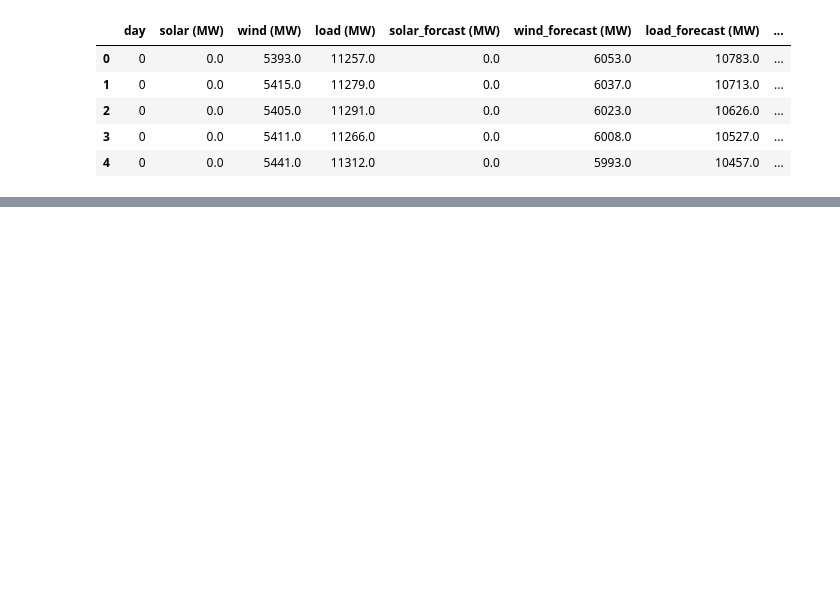
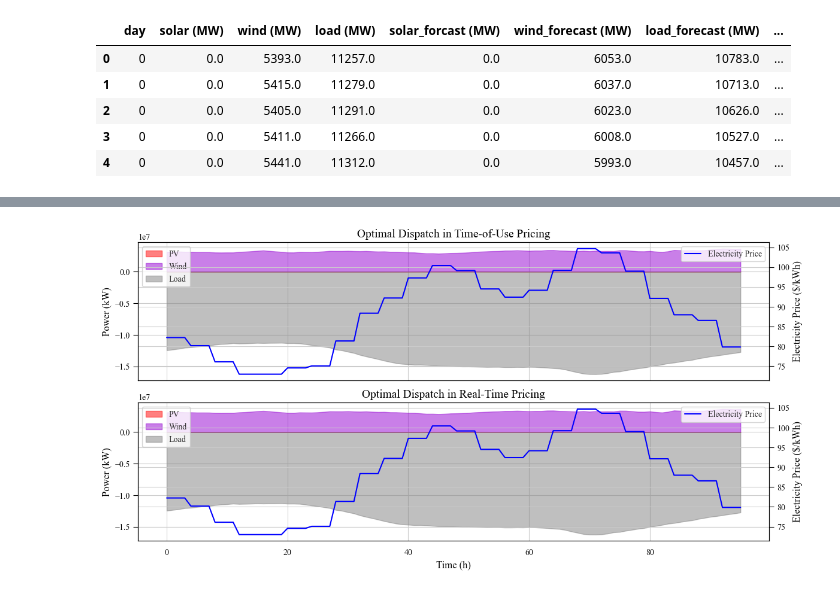
Before and after one commit to arbit3rr/ES-Temporal-RL, a Jupyter notebook: 4. RL.ipynb, the cells around one changed output, grey strips where cells are left out. Cells and saved outputs as stored; diff of their text form; code cells hidden in the pictures; blank space fills up the shorter version.

```diff
--- a/4. RL.ipynb
+++ b/4. RL.ipynb
@@ -22,0 +145,84 @@ grid_df[grid_df['day']==365]["emission factor (kg CO2/MWh)"].to_numpy().shape
+# %%
+import numpy as np
+import matplotlib.pyplot as plt
+
+# Set font style to Times New Roman globally
+plt.rcParams["font.family"] = "Times New Roman"
+
+DAY_NUM = 5
+
+# Extract data for the selected day
+pv_data = grid_df[grid_df['day'] == DAY_NUM]["solar (MW)"].to_numpy()
+wt_data = grid_df[grid_df['day'] == DAY_NUM]["wind (MW)"].to_numpy()
+price_data = grid_df[grid_df['day'] == DAY_NUM]["price (EUR/MWh)"].to_numpy()
+load_data = grid_df[grid_df['day'] == DAY_NUM]["load (MW)"].to_numpy()
+
+# Convert MW to kW
+pv_data *= 1000
+wt_data *= 1000
+load_data *= 1000
+
+# Create the index array (1 to 24) for the horizontal axis
+t = np.arange(0, len(pv_data))
+
+# Create subplots (one for time-of-use pricing, one for real-time pricing)
+fig, axs = plt.subplots(2, 1, figsize=(12, 6), sharex=True)
+
+# Define colors
+colors = {'PV': 'r', 'WT': 'darkviolet', 'Load': 'gray'}
+
+# Function to format axes
+def format_axes(ax, secondary_ax):
+    # Make all axes black
+    for spine in ['top', 'bottom', 'left', 'right']:
+        ax.spines[spine].set_color('black')
+        secondary_ax.spines[spine].set_color('black')
+
+    # Make tick labels black
+    ax.tick_params(axis='both', colors='black', direction='out', length=6)  # Major ticks
+    # ax.tick_params(axis='x', which='minor', direction='in', length=3, color='black')  # Minor ticks on x-axis
+    secondary_ax.tick_params(axis='both', direction='out', length=6, colors='black')
+
+    # Enable minor ticks on x-axis without grid lines
+    ax.xaxis.set_minor_locator(plt.MultipleLocator(1))  # Minor ticks every 1 hour
+
+# First subplot (Time-of-Use Pricing)
+axs[0].fill_between(t, pv_data, color=colors['PV'], alpha=0.5, label="PV")
+axs[0].fill_between(t, pv_data + wt_data, pv_data, color=colors['WT'], alpha=0.5, label="Wind")
+axs[0].fill_between(t, -load_data, color=colors['Load'], alpha=0.5, label="Load")  # Negative load to represent demand
+
+# Secondary y-axis for electricity price
+ax2 = axs[0].twinx()
+ax2.plot(t, price_data, color='blue', linestyle='-', linewidth=1.5, label="Electricity Price")
+
+# Formatting
+format_axes(axs[0], ax2)
+axs[0].set_ylabel("Power (kW)", color='black', fontsize=12)
+ax2.set_ylabel("Electricity Price ($/kWh)", color='black', fontsize=12)
+axs[0].set_title("Optimal Dispatch in Time-of-Use Pricing", fontsize=14, color='black')
+axs[0].legend(loc="upper left", fontsize=10)
+ax2.legend(loc="upper right", fontsize=10)
+
+# Second subplot (Real-Time Pricing)
+axs[1].fill_between(t, pv_data, color=colors['PV'], alpha=0.5, label="PV")
+axs[1].fill_between(t, pv_data + wt_data, pv_data, color=colors['WT'], alpha=0.5, label="Wind")
+axs[1].fill_between(t, -load_data, color=colors['Load'], alpha=0.5, label="Load")  # Negative load for demand
+
+# Secondary y-axis for electricity price
+ax3 = axs[1].twinx()
+ax3.plot(t, price_data, color='blue', linestyle='-', linewidth=1.5, label="Electricity Price")
+
+# Formatting
+format_axes(axs[1], ax3)
+axs[1].set_ylabel("Power (kW)", color='black', fontsize=12)
+ax3.set_ylabel("Electricity Price ($/kWh)", color='black', fontsize=12)
+axs[1].set_xlabel("Time (h)", color='black', fontsize=12)
+axs[1].set_title("Optimal Dispatch in Real-Time Pricing", fontsize=14, color='black')
+axs[1].legend(loc="upper left", fontsize=10)
+ax3.legend(loc="upper right", fontsize=10)
+
+# Display the plot
+plt.tight_layout()
+plt.show()
+# %% [output]
+[figure, added]
```
Also changed, not shown: parts of 18 cells of this notebook, 6 other files.
